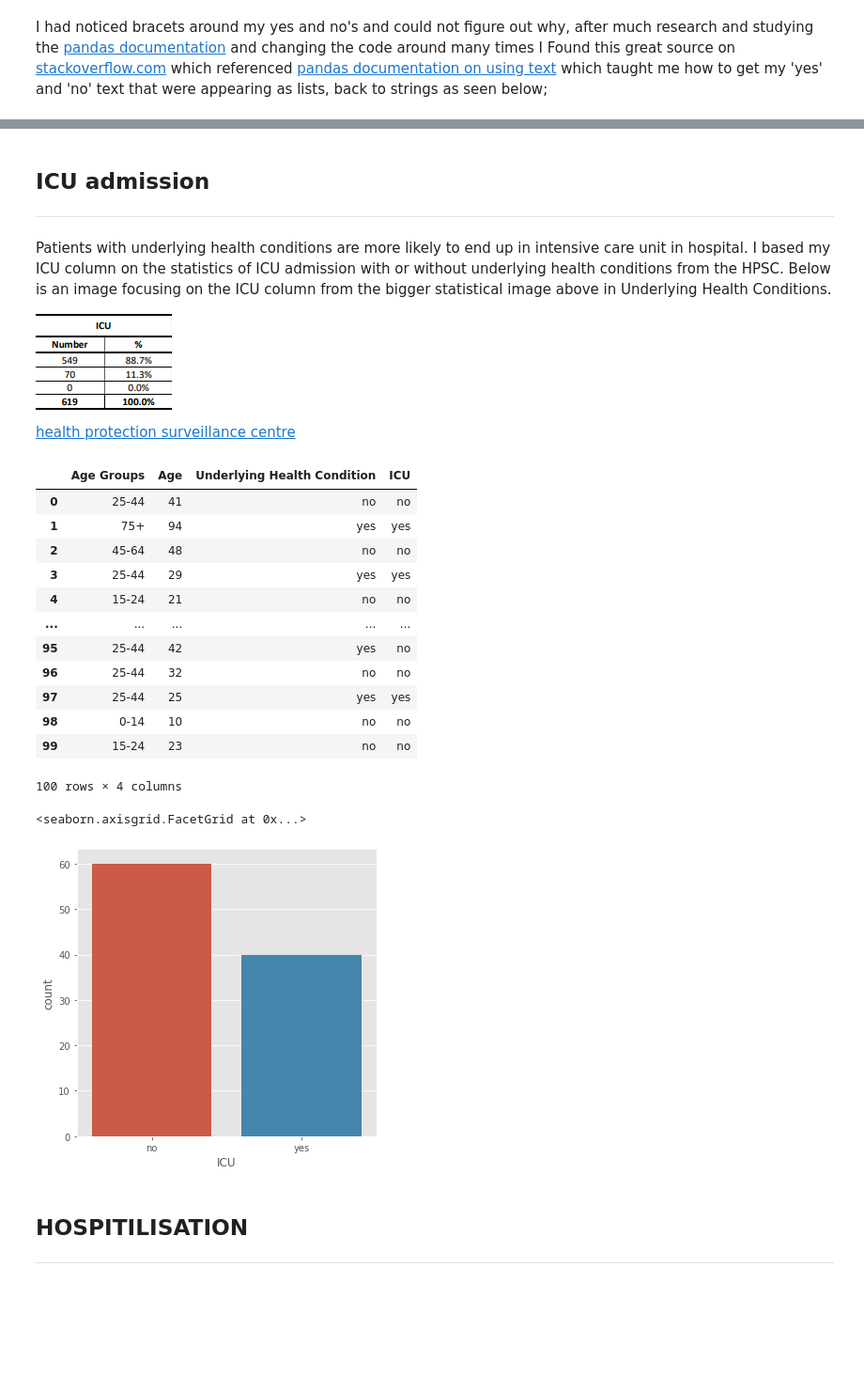
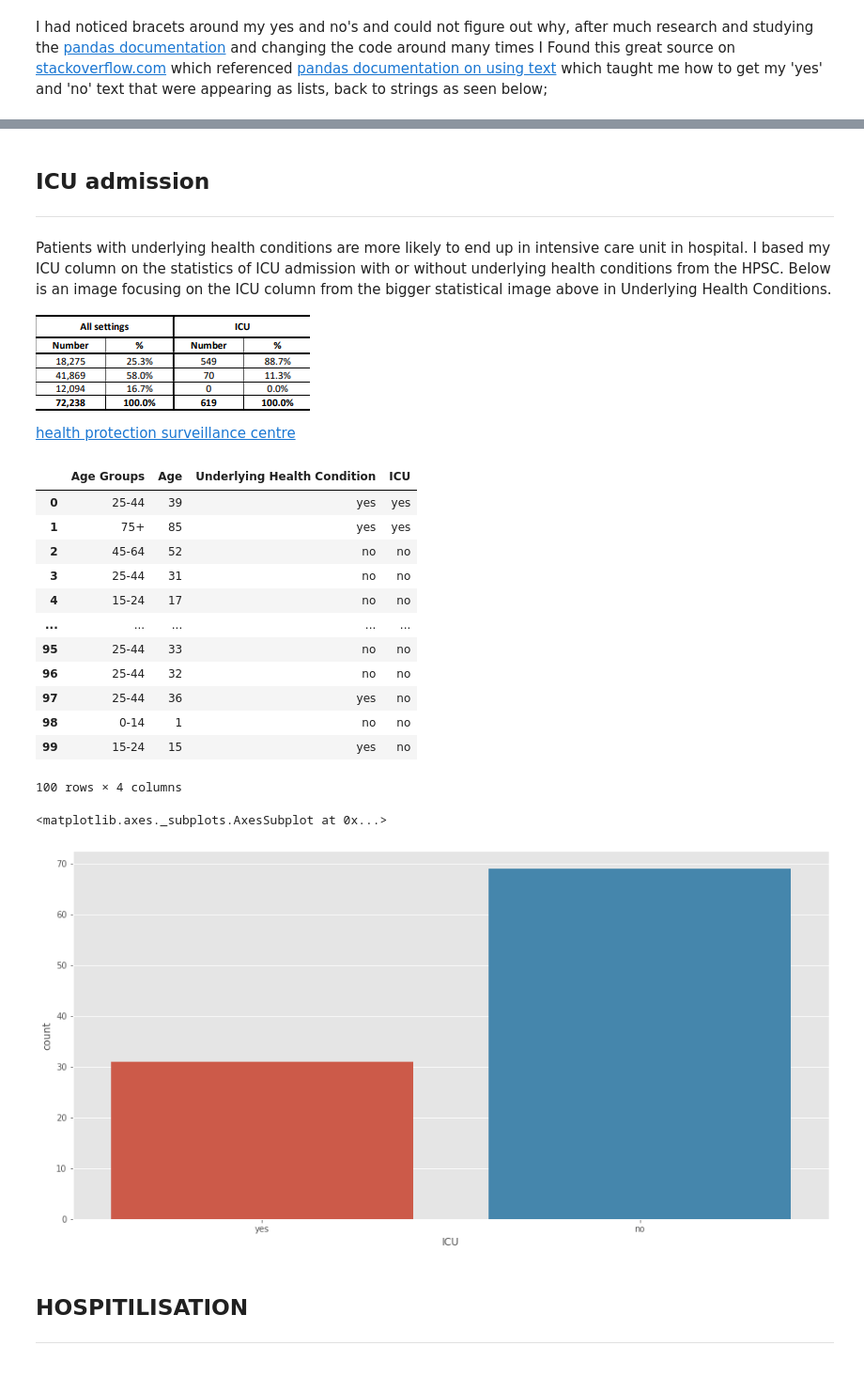
Before and after one commit to AineNicD/simulating-data, a Jupyter notebook: simulating-data.ipynb, the cells around one changed output, grey strips where cells are left out. Shown at 94% size. Drawn from its saved outputs; the diff is of its cells as text; code cells hidden in the pictures; blank space fills up the shorter version.

```diff
--- a/simulating-data.ipynb
+++ b/simulating-data.ipynb
@@ -498,9 +516,9 @@ Applies a function along an axis of the DataFrame.
 # %%
-#creating a label function to choose the probability alongside numpy.choice
+# creating a label function to choose the probability alongside numpy.choice
 UHC = 'yes','no'
 def label_UHC (row):
    if row['Age Groups'] == '0-14' :
-      return np.random.choice(UHC, 1, p = [0.07, 0.93])
+      return np.random.choice(UHC, 1, p = [0.18, 0.82])
    if row['Age Groups'] == '15-24' :
       return np.random.choice(UHC, 1, p = [0.25, 0.75])
    if row['Age Groups'] == '25-44' :
@@ -567,17 +591,17 @@ dfsample.describe()
 
 Patients with underlying health conditions are more likely to end up in intensive care unit in hospital. I based my ICU column on the statistics of ICU admission with or without underlying health conditions from the HPSC. Below is an image focusing on the ICU column from the bigger statistical image above in Underlying Health Conditions.
 
-![WHOicu.png](attachment:WHOicu.png)
+![underlying-health.png](attachment:underlying-health.png)
 
 [health protection surveillance centre](https://www.hpsc.ie/a-z/respiratory/coronavirus/novelcoronavirus/casesinireland/)
 # %%
-#creating a label function to choose the probability alongside numpy.choice
+# creating a label function to choose the probability alongside numpy.choice
 ICU = ['yes','no']
 def label_ICU (row):
    if row['Underlying Health Condition'] == 'yes' :
-      return np.random.choice(ICU, 1, p = [0.88, 0.12])
+      return np.random.choice(ICU, 1, p = [0.5, 0.5])
    if row['Underlying Health Condition'] == 'no' :
-      return np.random.choice(ICU, 1, p = [0.12, 0.88])
+      return np.random.choice(ICU, 1, p = [0.10, 0.9])
 # %%
 # adding the data to my sample dataframe
 dfsample['ICU'] = dfsample.apply ( lambda row: label_ICU(row), axis=1)
@@ -585,24 +609,24 @@ dfsample['ICU'] = dfsample['ICU'].str[0]
 dfsample
 # %% [output]
 |  | Age Groups | Age | Underlying Health Condition | ICU |
-| 0 | 25-44 | 41 | no | no |
-| 1 | 75+ | 94 | yes | yes |
-| 2 | 45-64 | 48 | no | no |
-| 3 | 25-44 | 29 | yes | yes |
-| 4 | 15-24 | 21 | no | no |
+| 0 | 25-44 | 39 | yes | yes |
+| 1 | 75+ | 85 | yes | yes |
+| 2 | 45-64 | 52 | no | no |
+| 3 | 25-44 | 31 | no | no |
+| 4 | 15-24 | 17 | no | no |
 | ... | ... | ... | ... | ... |
-| 95 | 25-44 | 42 | yes | no |
+| 95 | 25-44 | 33 | no | no |
 | 96 | 25-44 | 32 | no | no |
-| 97 | 25-44 | 25 | yes | yes |
-| 98 | 0-14 | 10 | no | no |
-| 99 | 15-24 | 23 | no | no |
+| 97 | 25-44 | 36 | yes | no |
+| 98 | 0-14 | 1 | no | no |
+| 99 | 15-24 | 15 | yes | no |
 100 rows × 4 columns
 # %%
-#catplot of ICU admissions
-sns.catplot(x="ICU", kind="count", data=dfsample)
+# showing Icu admissions on countplot using seaborn
+sns.countplot(x='ICU',data=dfsample)
 # %% [output]
-<seaborn.axisgrid.FacetGrid at 0x...>
+<matplotlib.axes._subplots.AxesSubplot at 0x...>
-[figure, old version]
+[figure, new version]
 # %% [markdown]
 ## HOSPITILISATION
 ***
```
Also changed, not shown: parts of 61 cells of this notebook, 2 other files.
